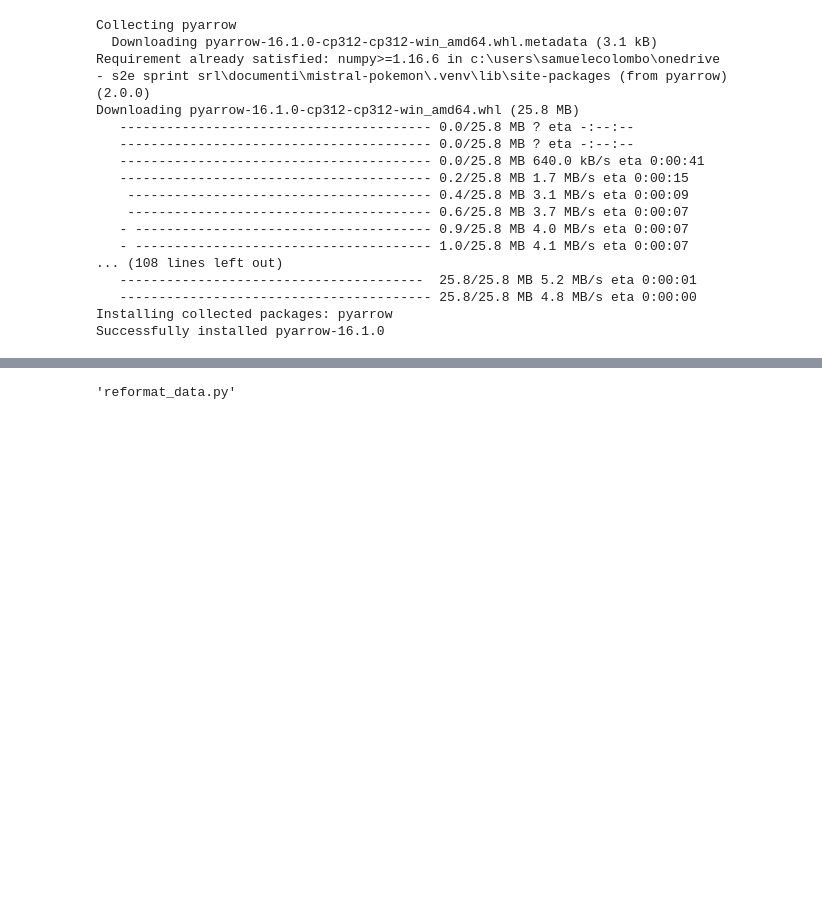
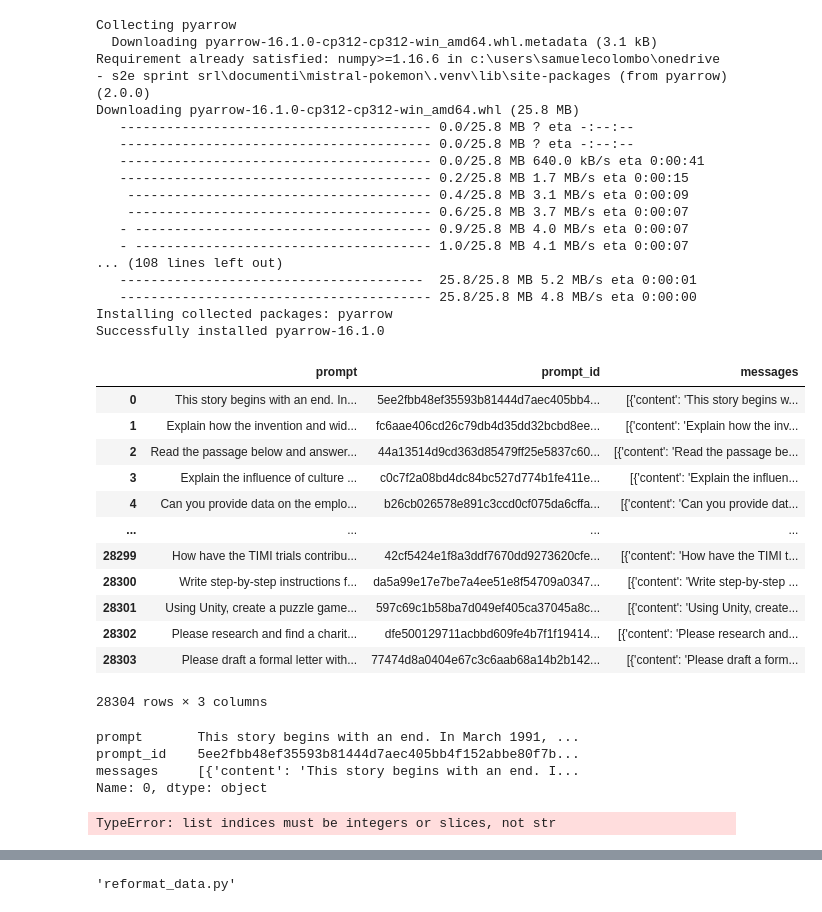
Before and after one commit to C080/Mistral-Pokemon, a Jupyter notebook: finetune.ipynb, the cells around one changed output, grey strips where cells are left out. Saved outputs shown, nothing was run; the diff lists cells and outputs as text; code cells hidden in the pictures; blank space fills up the shorter version.

```diff
--- a/finetune.ipynb
+++ b/finetune.ipynb
@@ -34,0 +21,68 @@ df_eval.to_json("ultrachat_chunk_eval.jsonl", orient="records", lines=True)
+# %%
+df = pd.read_parquet('https://huggingface.co/datasets/HuggingFaceH4/ultrachat_200k/resolve/main/data/test_gen-00000-of-00001-3d4cd8309148a71f.parquet')
+df
+# %% [output]
+|  | prompt | prompt_id | messages |
+| 0 | This story begins with an end. In... | 5ee2fbb48ef35593b81444d7aec405bb4... | [{'content': 'This story begins w... |
+| 1 | Explain how the invention and wid... | fc6aae406cd26c79db4d35dd32bcbd8ee... | [{'content': 'Explain how the inv... |
+| 2 | Read the passage below and answer... | 44a13514d9cd363d85479ff25e5837c60... | [{'content': 'Read the passage be... |
+| 3 | Explain the influence of culture ... | c0c7f2a08bd4dc84bc527d774b1fe411e... | [{'content': 'Explain the influen... |
+| 4 | Can you provide data on the emplo... | b26cb026578e891c3ccd0cf075da6cffa... | [{'content': 'Can you provide dat... |
+| ... | ... | ... | ... |
+| 28299 | How have the TIMI trials contribu... | 42cf5424e1f8a3ddf7670dd9273620cfe... | [{'content': 'How have the TIMI t... |
+| 28300 | Write step-by-step instructions f... | da5a99e17e7be7a4ee51e8f54709a0347... | [{'content': 'Write step-by-step ... |
+| 28301 | Using Unity, create a puzzle game... | 597c69c1b58ba7d049ef405ca37045a8c... | [{'content': 'Using Unity, create... |
+| 28302 | Please research and find a charit... | dfe500129711acbbd609fe4b7f1f19414... | [{'content': 'Please research and... |
+| 28303 | Please draft a formal letter with... | 77474d8a0404e67c3c6aab68a14b2b142... | [{'content': 'Please draft a form... |
+28304 rows × 3 columns
+# %%
+df.iloc[0]
+# %% [output]
+prompt       This story begins with an end. In March 1991, ...
+prompt_id    5ee2fbb48ef35593b81444d7aec405bb4f152abbe80f7b...
+messages     [{'content': 'This story begins with an end. I...
+Name: 0, dtype: object
+# %%
+import json
+import random
+
+# Read the JSONL file
+with open('pokemon_battles_dataset.jsonl', 'r') as file:
+    data = [json.loads(line) for line in file]
+
+# Calculate the split
+total_samples = len(data)
+eval_samples = int(total_samples * 0.005)  # 0.5% for eval
+train_samples = total_samples - eval_samples
+
+# Shuffle the data
+random.shuffle(data)
+
+# Split the data
+train_data = data[:train_samples]
+eval_data = data[train_samples:]
+
+# Function to format data
+def format_data(item):
+    return [
+        {"content": item["human"], "role": "user"},
+        {"content": item["assistant"], "role": "assistant"}
+    ]
+
+# Format and save train data
+with open('pokemon_chunk_train.jsonl', 'w') as f:
+    for item in train_data:
+        json.dump(format_data(item), f)
+        f.write('\n')
+
+# Format and save eval data
+with open('pokemon_chunk_eval.jsonl', 'w') as f:
+    for item in eval_data:
+        json.dump(format_data(item), f)
+        f.write('\n')
+
+print(f"Total samples: {total_samples}")
+print(f"Train samples: {len(train_data)}")
+print(f"Eval samples: {len(eval_data)}")
+# %% [output]
+TypeError: list indices must be integers or slices, not str
```
Also changed, not shown: parts of 6 cells of this notebook, 9 other files.
